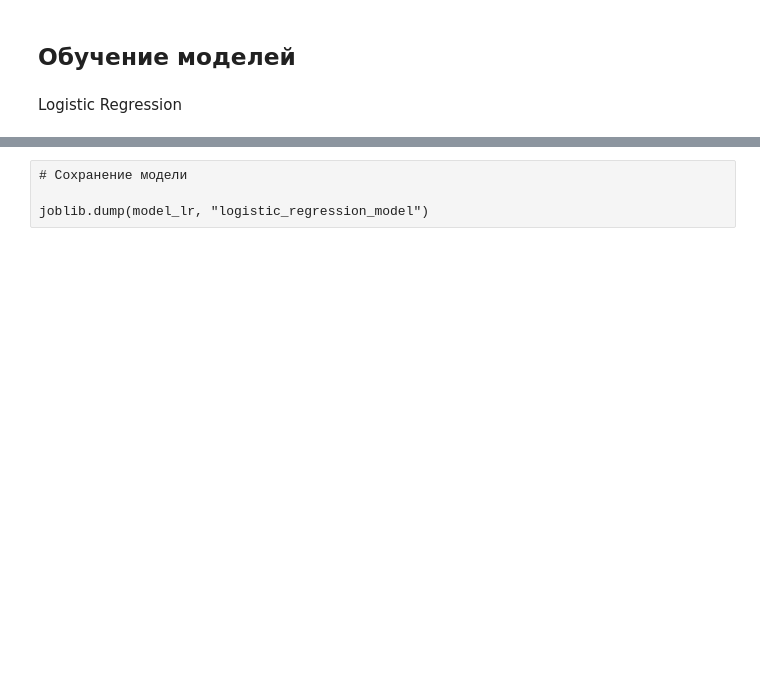
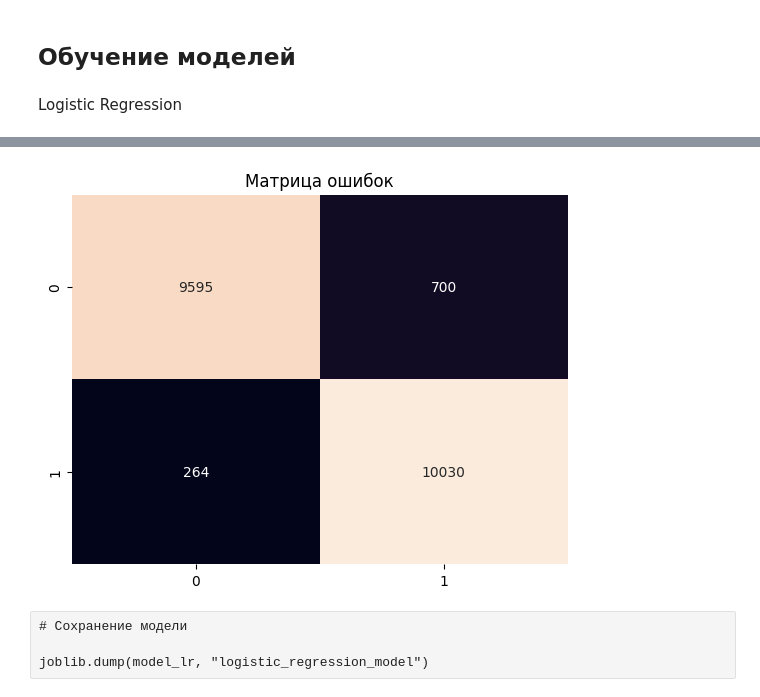
Before and after one commit to SergeyMotynga/OMSTU, a Jupyter notebook: ML/laboratory/lab_2/main/main.ipynb, the cells around one changed output, grey strips where cells are left out. Drawn from its saved outputs; the diff is of its cells as text; code cells hidden in the pictures; blank space fills up the shorter version.

```diff
--- a/ML/laboratory/lab_2/main/main.ipynb
+++ b/ML/laboratory/lab_2/main/main.ipynb
@@ -306,3 +308,12 @@ plt.show()
+# %%
+cm_lr = confusion_matrix(y_test, y_pred_lr)
+
+plt.figure()
+sns.heatmap(cm_lr, annot=True, fmt='d', cbar=False)
+plt.title('Матрица ошибок')
+plt.show()
+# %% [output]
+[figure, added]
 # %% [raw]
 # Сохранение модели
 
```
Also changed, not shown: parts of 62 cells of this notebook.
